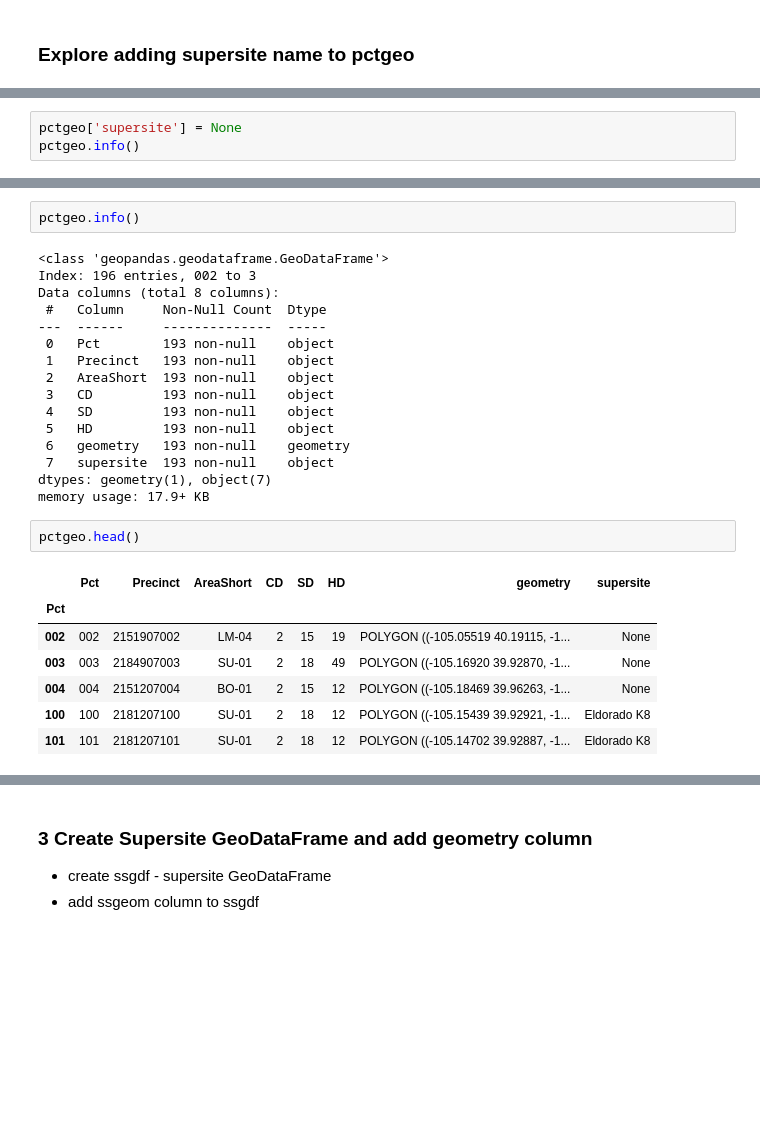
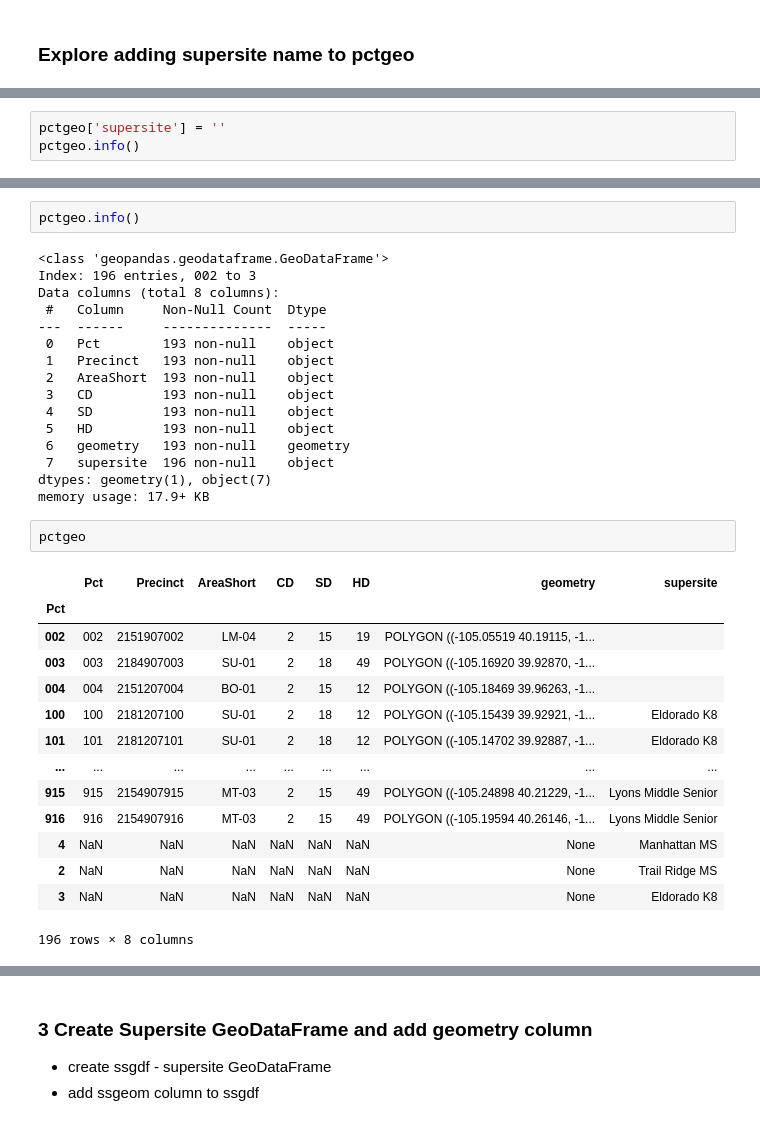
Before and after one commit to bnorikane/supersiteDB, a Jupyter notebook: supersite_pct_geom_v0-2.ipynb, the cells around one changed output, grey strips where cells are left out. Saved outputs shown, nothing was run; the diff lists cells and outputs as text; blank space fills up the shorter version.

```diff
--- a/supersite_pct_geom_v0-2.ipynb
+++ b/supersite_pct_geom_v0-2.ipynb
@@ -175,5 +268,5 @@ True
 # %%
-pctgeo['supersite'] = None
+pctgeo['supersite'] = ''
 pctgeo.info()
 # %% [output]
 <class 'geopandas.geodataframe.GeoDataFrame'>
@@ -265,16 +323,23 @@ Data columns (total 8 columns):
  4   SD         193 non-null    object
  5   HD         193 non-null    object
  6   geometry   193 non-null    geometry
- 7   supersite  193 non-null    object
+ 7   supersite  196 non-null    object
 dtypes: geometry(1), object(7)
 memory usage: 17.9+ KB
 # %%
-pctgeo.head()
+pctgeo
 # %% [output]
 |  | Pct | Precinct | AreaShort | CD | SD | HD | geometry | supersite |
 | Pct |  |  |  |  |  |  |  |  |
-| 002 | 002 | 2151907002 | LM-04 | 2 | 15 | 19 | POLYGON ((-105.05519 40.19115, -1... | None |
-| 003 | 003 | 2184907003 | SU-01 | 2 | 18 | 49 | POLYGON ((-105.16920 39.92870, -1... | None |
-| 004 | 004 | 2151207004 | BO-01 | 2 | 15 | 12 | POLYGON ((-105.18469 39.96263, -1... | None |
+| 002 | 002 | 2151907002 | LM-04 | 2 | 15 | 19 | POLYGON ((-105.05519 40.19115, -1... |  |
+| 003 | 003 | 2184907003 | SU-01 | 2 | 18 | 49 | POLYGON ((-105.16920 39.92870, -1... |  |
+| 004 | 004 | 2151207004 | BO-01 | 2 | 15 | 12 | POLYGON ((-105.18469 39.96263, -1... |  |
 | 100 | 100 | 2181207100 | SU-01 | 2 | 18 | 12 | POLYGON ((-105.15439 39.92921, -1... | Eldorado K8 |
 | 101 | 101 | 2181207101 | SU-01 | 2 | 18 | 12 | POLYGON ((-105.14702 39.92887, -1... | Eldorado K8 |
+| ... | ... | ... | ... | ... | ... | ... | ... | ... |
+| 915 | 915 | 2154907915 | MT-03 | 2 | 15 | 49 | POLYGON ((-105.24898 40.21229, -1... | Lyons Middle Senior |
+| 916 | 916 | 2154907916 | MT-03 | 2 | 15 | 49 | POLYGON ((-105.19594 40.26146, -1... | Lyons Middle Senior |
+| 4 | NaN | NaN | NaN | NaN | NaN | NaN | None | Manhattan MS |
+| 2 | NaN | NaN | NaN | NaN | NaN | NaN | None | Trail Ridge MS |
+| 3 | NaN | NaN | NaN | NaN | NaN | NaN | None | Eldorado K8 |
+196 rows × 8 columns
```
Also changed, not shown: parts of 24 cells of this notebook, 1 other file.
